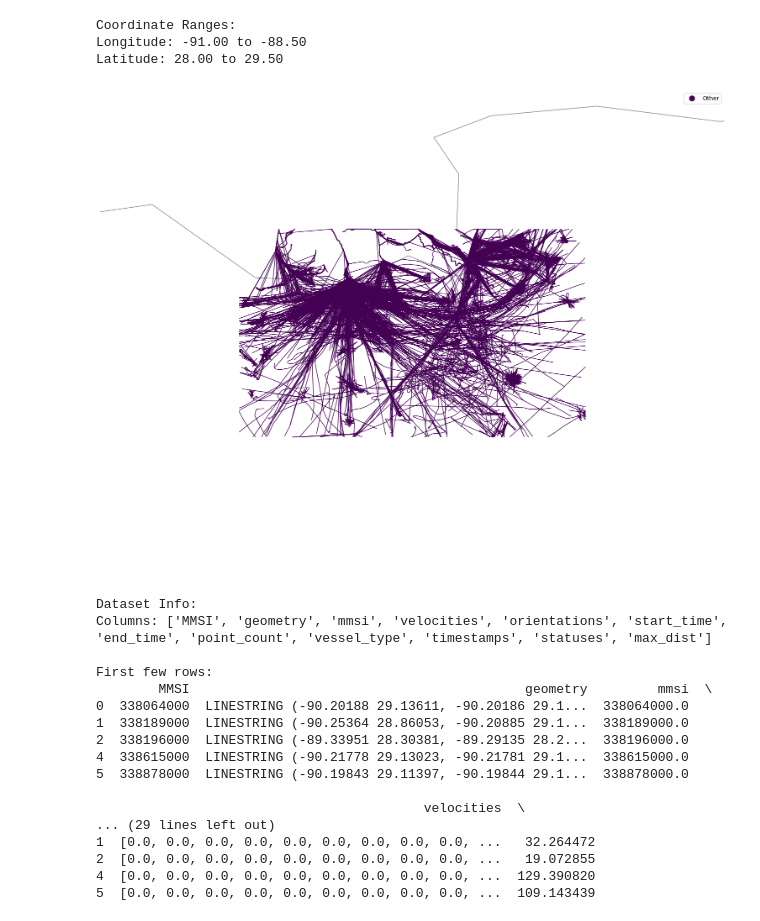
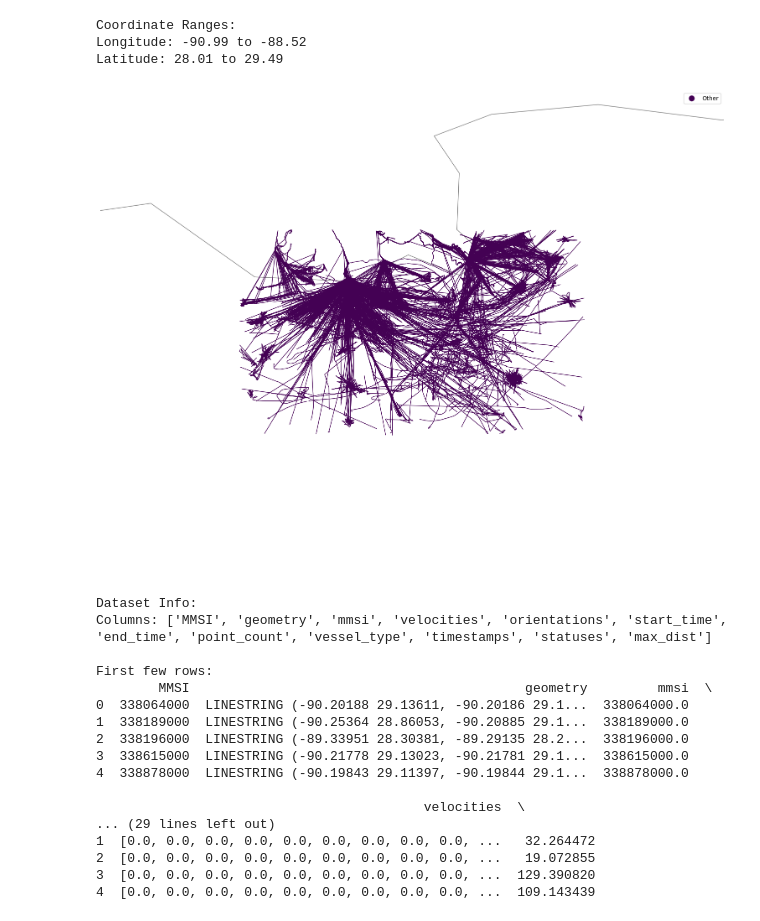
Before and after one commit to CptK/ship-trajectory-prediction, a Jupyter notebook: prediction/notebooks/pkl_visualizer.ipynb, the cells around one changed output. Drawn from its saved outputs; the diff is of its cells as text; code cells hidden in the pictures.

```diff
--- a/prediction/notebooks/pkl_visualizer.ipynb
+++ b/prediction/notebooks/pkl_visualizer.ipynb
@@ -15,7 +15,7 @@ import pandas as pd
 # %%
 
 
-pkl_path = "2024-03-01_2024-03-31_processed.pkl"
+pkl_path = "2024-03-01_2024-03-31_filtered.pkl"
 
 def view_pkl_trajectories(pkl_path: str) -> None:
     """Simple viewer for trajectory pkl files with coordinate range check."""
@@ -27,37 +27,37 @@ def view_pkl_trajectories(pkl_path: str) -> None:
     lons = []
     lats = []
     for line in trajectories.geometry:
         coords = list(line.coords)
         lons.extend([x[0] for x in coords])
         lats.extend([x[1] for x in coords])
 
     lon_min, lon_max = min(lons), max(lons)
     lat_min, lat_max = min(lats), max(lats)
     print(f"Longitude: {lon_min:.2f} to {lon_max:.2f}")
     print(f"Latitude: {lat_min:.2f} to {lat_max:.2f}")
 
     # Create and setup the plot
     fig, ax = plt.subplots(figsize=(20, 15))
     ax.set_axis_off()
 
     # Use existing functions
     plot_north_america(ax)
     plot_trajectories(trajectories, ax)
 
     # Set view to data extent with a small buffer
     buffer = 1  # degrees
     ax.set_xlim(lon_min - buffer, lon_max + buffer)
     ax.set_ylim(lat_min - buffer, lat_max + buffer)
 
     plt.show()
 
 # Example usage:
-view_pkl_trajectories("2024-03-01_2024-03-31_processed.pkl")
+view_pkl_trajectories(pkl_path)
 # %% [output]
 Coordinate Ranges:
-Longitude: -91.00 to -88.50
-Latitude: 28.00 to 29.50
+Longitude: -90.99 to -88.52
+Latitude: 28.01 to 29.49
-[figure, old version]
+[figure, new version]
 # %%
 trajectories = pd.read_pickle(pkl_path)
 
@@ -75,12 +75,12 @@ First few rows:
 0  338064000  LINESTRING (-90.20188 29.13611, -90.20186 29.1...  338064000.0
 1  338189000  LINESTRING (-90.25364 28.86053, -90.20885 29.1...  338189000.0
 2  338196000  LINESTRING (-89.33951 28.30381, -89.29135 28.2...  338196000.0
-4  338615000  LINESTRING (-90.21778 29.13023, -90.21781 29.1...  338615000.0
-5  338878000  LINESTRING (-90.19843 29.11397, -90.19844 29.1...  338878000.0
+3  338615000  LINESTRING (-90.21778 29.13023, -90.21781 29.1...  338615000.0
+4  338878000  LINESTRING (-90.19843 29.11397, -90.19844 29.1...  338878000.0
 
                                           velocities  \
 ... (29 lines left out)
 1  [0.0, 0.0, 0.0, 0.0, 0.0, 0.0, 0.0, 0.0, 0.0, ...   32.264472
 2  [0.0, 0.0, 0.0, 0.0, 0.0, 0.0, 0.0, 0.0, 0.0, ...   19.072855
-4  [0.0, 0.0, 0.0, 0.0, 0.0, 0.0, 0.0, 0.0, 0.0, ...  129.390820
-5  [0.0, 0.0, 0.0, 0.0, 0.0, 0.0, 0.0, 0.0, 0.0, ...  109.143439
+3  [0.0, 0.0, 0.0, 0.0, 0.0, 0.0, 0.0, 0.0, 0.0, ...  129.390820
+4  [0.0, 0.0, 0.0, 0.0, 0.0, 0.0, 0.0, 0.0, 0.0, ...  109.143439
```
Also changed, not shown: 4 other files.
